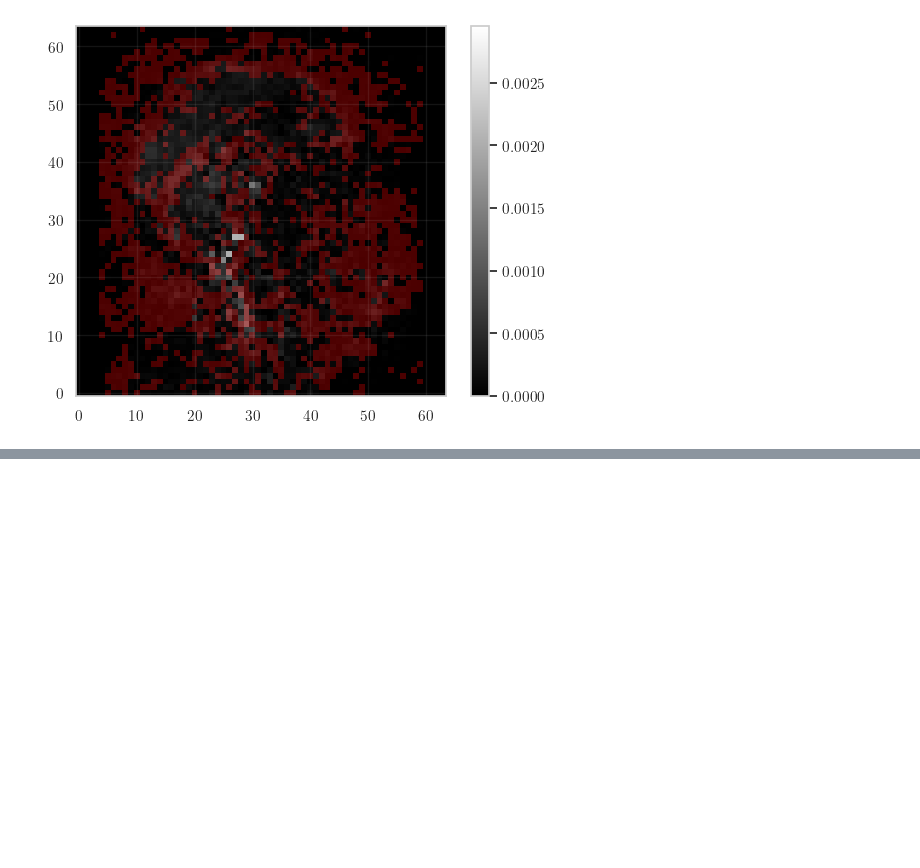
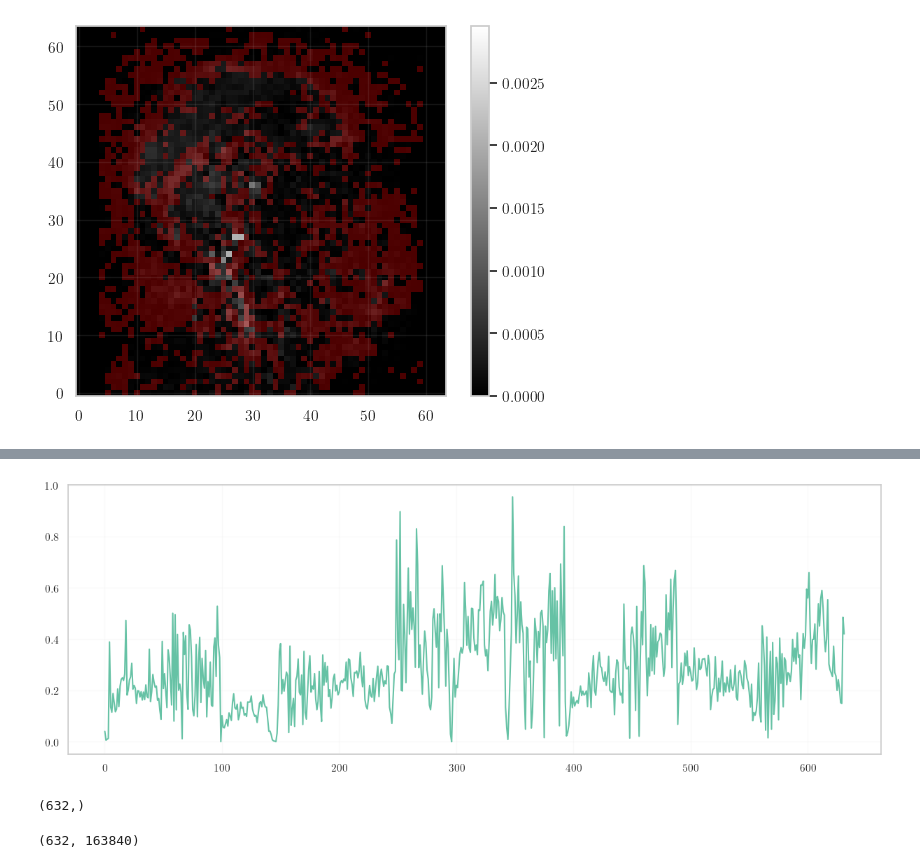
Before and after one commit to intsystems/2024-Project-117, a Jupyter notebook: code/main.ipynb, the cells around one changed output, grey strips where cells are left out. Drawn from its saved outputs; the diff is of its cells as text; code cells hidden in the pictures; blank space fills up the shorter version.

```diff
--- a/code/main.ipynb
+++ b/code/main.ipynb
@@ -537,0 +578,3 @@ np.where(np.array(bartlett_p_values) < 0.0001)
+# %%
+mses = []
+corr_mses = []
@@ -537,0 +584,19 @@ np.where(np.array(bartlett_p_values) < 0.0001)
+# %%
+
+for dt in [6, 7, 8, 9]:
+    X_train_music = []
+    Y_train_music = []
+
+    music_scope, _ = get_scopes(dt)
+
+    for i in music_scope[1:]:
+        sound_sample = int(np.round(i * audio_mfcc_rate / fmri_rate))
+        fmri_sample = int(np.round(fmri_rate * dt + i))
+        X_train_music.append(X[sound_sample - step : sound_sample].mean(axis=0))
+        Y_train_music.append(Y[fmri_sample] - Y[fmri_sample - 1])
+
+    X_train_music = sm.add_constant(X_train_music)
+
+    corr, mse = calculate_mse(np.array(Y_train_music), np.array(X_train_music), music_scope[1:], ((get_temporal_mask(40, 64, 64) + pvals) == 2))
+    corr_mses.append(corr)
+    mses.append(mse)
@@ -1283,0 +1356,14 @@ DIFFERENCE
+# %%
+audio_mfcc_rate = x.shape[0] / 389
+# %%
+X_truncated = []
+Y_truncated = []
+
+for i in all_scope[1:]:
+    sound_sample = int(np.round(i * audio_mfcc_rate / fmri_rate))
+    fmri_sample = int(np.round(fmri_rate * 5 + i))
+    X_truncated.append(np.max(np.abs(x[sound_sample - 2000 : sound_sample]), axis=0))
+    Y_truncated.append(Y[fmri_sample])
+
+X_truncated = np.array(X_truncated)
+Y_truncated = np.array(Y_truncated)
@@ -1283,0 +1380,14 @@ DIFFERENCE
+# %%
+plt.figure(figsize=(15, 5))
+plt.plot(X_truncated)
+plt.show()
+# %% [output]
+[figure, added]
+# %%
+X_truncated.shape
+# %% [output]
+(632,)
+# %%
+Y_truncated.shape
+# %% [output]
+(632, 163840)
```
Also changed, not shown: parts of 33 cells of this notebook.
